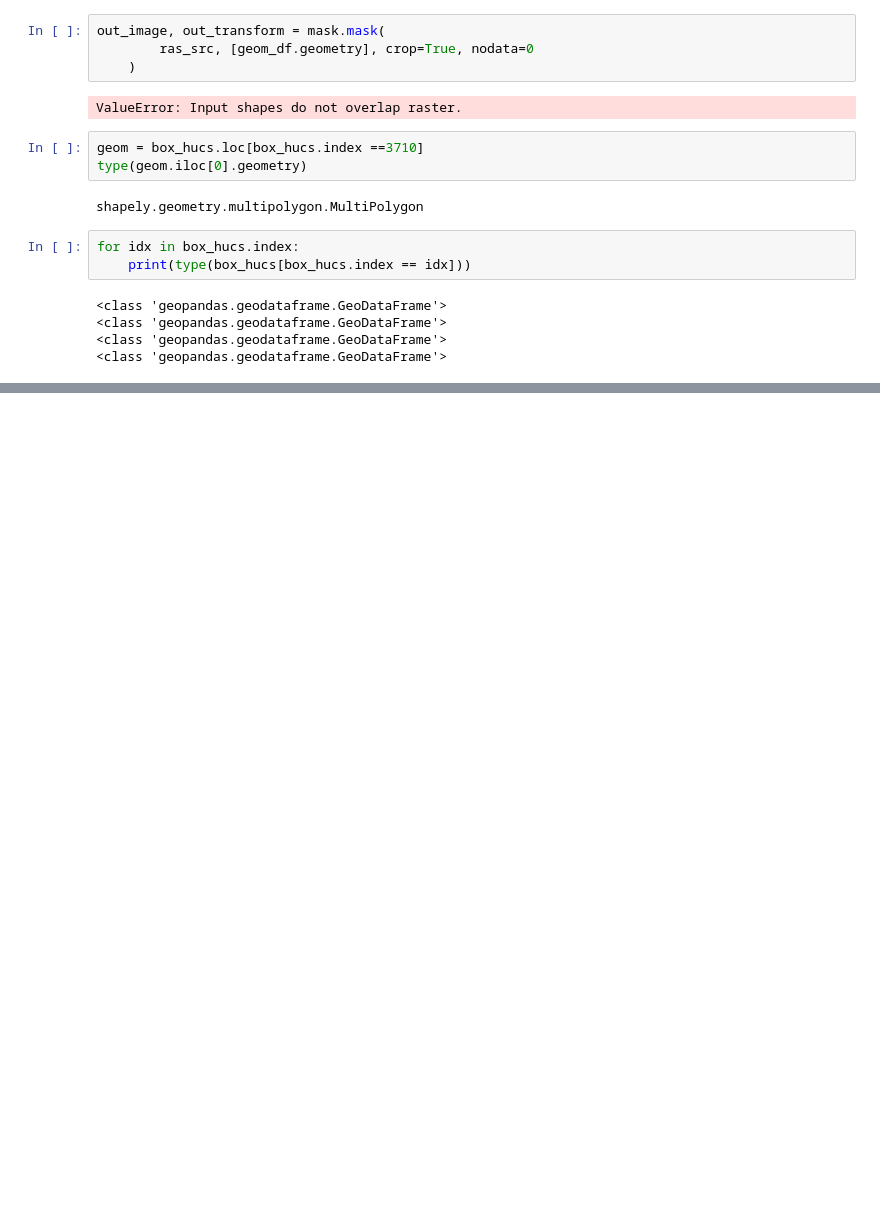
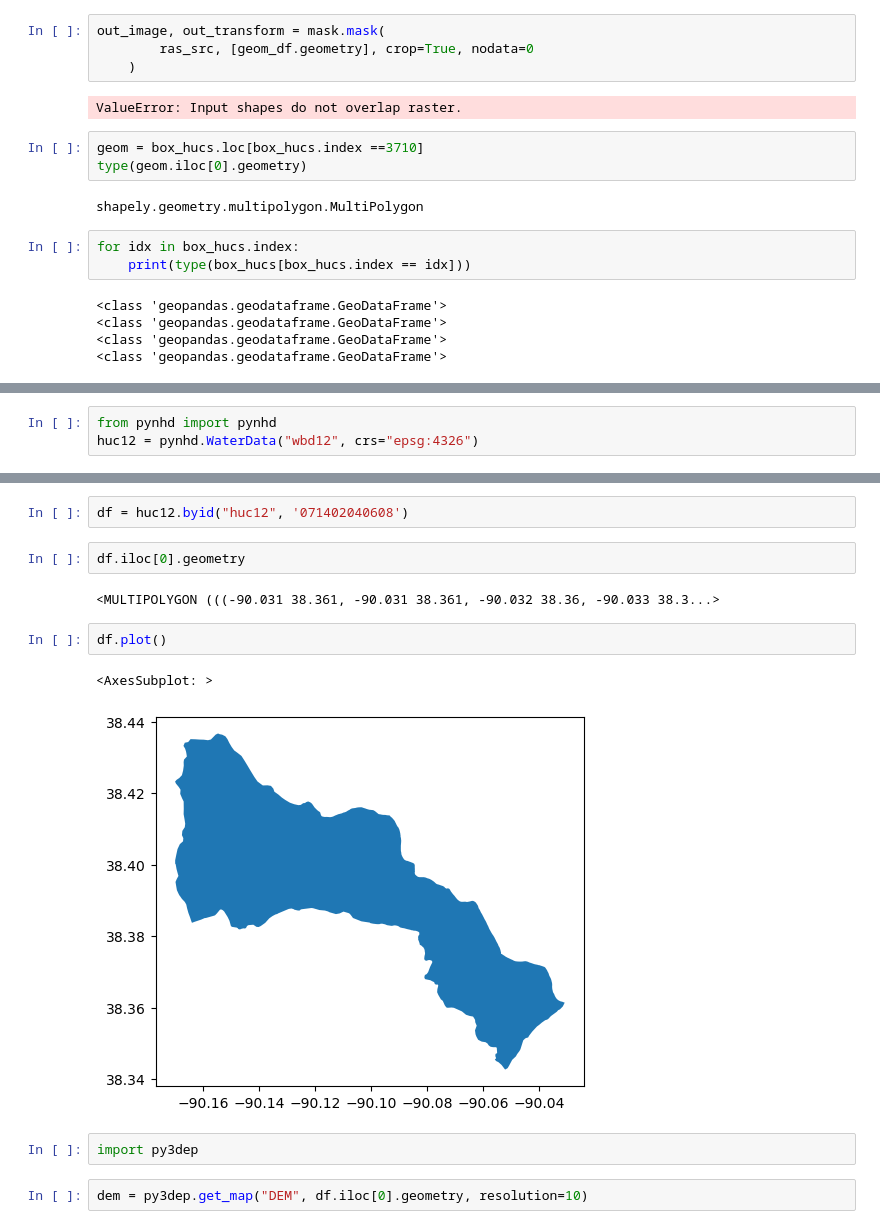
Before and after one commit to CovingtonResearchGroup/sinkhole_analysis, a Jupyter notebook: retrieve-HUCs.ipynb, the cells around one changed output, grey strips where cells are left out. Cells and saved outputs as stored; diff of their text form; blank space fills up the shorter version.

```diff
--- a/retrieve-HUCs.ipynb
+++ b/retrieve-HUCs.ipynb
@@ -207,3 +207,6 @@ box_hucs
 | 7679 | {D59A5605-C253-4E56-97CA-4042401F... | {DB2246FE-D96C-44A3-8C38-0539394F... | NaN | NaN | NaN | 2017-09-28 10:20:48+00:00 | NaN | ... |
 | 10012 | {A3B8EEEB-1E02-4381-A99D-0E513BB4... | {DB2246FE-D96C-44A3-8C38-0539394F... | NaN | NaN | NaN | 2022-09-07 10:46:41+00:00 | NaN | ... |
 | 10013 | {ED5365C6-6324-47FE-9E7F-BF7A9761... | {DB2246FE-D96C-44A3-8C38-0539394F... | NaN | NaN | NaN | 2022-09-07 10:46:41+00:00 | NaN | ... |
+# %%
+from pynhd import pynhd
+huc12 = pynhd.WaterData("wbd12", crs="epsg:4326")
@@ -209,0 +220,15 @@ box_hucs
+# %%
+df = huc12.byid("huc12", '071402040608')
+# %%
+df.iloc[0].geometry
+# %% [output]
+<MULTIPOLYGON (((-90.031 38.361, -90.031 38.361, -90.032 38.36, -90.033 38.3...>
+# %%
+df.plot()
+# %% [output]
+<AxesSubplot: >
+[figure, added]
+# %%
+import py3dep
+# %%
+dem = py3dep.get_map("DEM", df.iloc[0].geometry, resolution=10)
```
Also changed, not shown: parts of 2 cells of this notebook, 2 other files.
